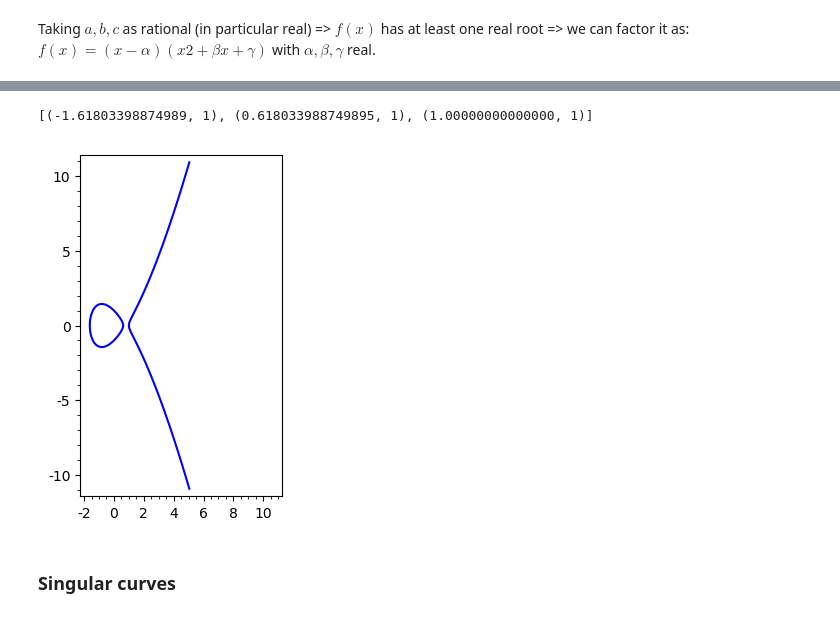
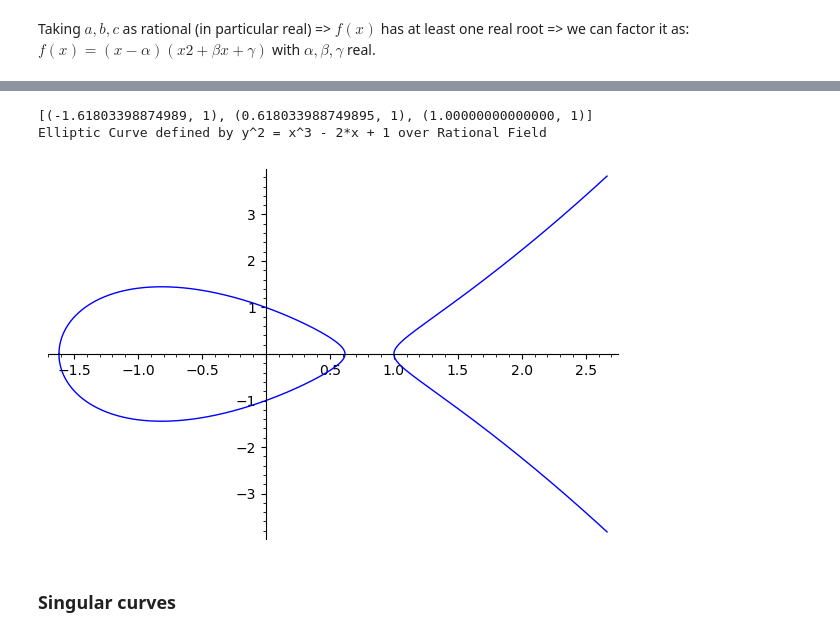
Before and after one commit to zademn/EverythingCrypto, a Jupyter notebook: E1 Mathematics/Elliptic_curves/Rational_points_on_elliptic_curves/Chapter_1_Geometry_and_arithmetic.ipynb, the cells around one changed output, grey strips where cells are left out. Cells and saved outputs as stored; diff of their text form; code cells hidden in the pictures.

```diff
--- a/E1 Mathematics/Elliptic_curves/Rational_points_on_elliptic_curves/Chapter_1_Geometry_and_arithmetic.ipynb
+++ b/E1 Mathematics/Elliptic_curves/Rational_points_on_elliptic_curves/Chapter_1_Geometry_and_arithmetic.ipynb
@@ -64,11 +71,13 @@ C.plot()
 # %%
 f =  X^3 - 2*X + 1
 print(f.roots()) #  3 real roots
-C = Curve(y^2 - x^3 + 2*x - 1)
-C.plot()
+E = EllipticCurve([0, 0, 0, -2, 1])
+print(E)
+E.plot()
 # %% [output]
 [(-1.61803398874989, 1), (0.618033988749895, 1), (1.00000000000000, 1)]
+Elliptic Curve defined by y^2 = x^3 - 2*x + 1 over Rational Field
-[figure, old version]
+[figure, new version]
 # %% [markdown]
 ### Singular curves
 # %% [markdown]
```
Also changed, not shown: parts of 10 cells of this notebook, 8 other files.
